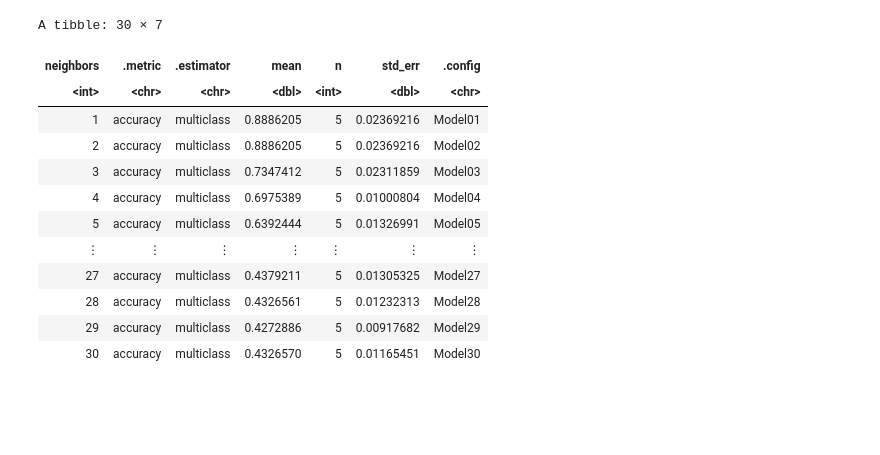
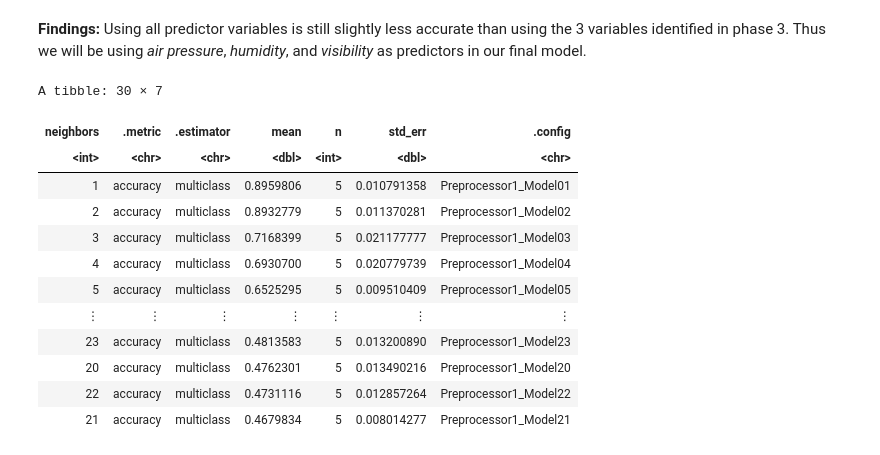
Before and after one commit to hyunseokjg/DSCI100-Group15-Project, a Jupyter notebook: Model.ipynb, the cells around one changed output. Drawn from its saved outputs; the diff is of its cells as text; code cells hidden in the pictures; blank space fills up the shorter version.

```diff
--- a/Model.ipynb
+++ b/Model.ipynb
@@ -105,47 +699,40 @@ A tibble: 5 × 3
+# %% [markdown]
+**Findings:** Using all predictor variables is still slightly less accurate than using the 3 variables identified in phase 3. Thus we will be using *air pressure*, *humidity*, and *visibility* as predictors in our final model.
 # %%
 set.seed(2022) #we need this to make our code reproducible because cross validation is a random process
 
-#we can see that not all classes are equal, so we will have to balance using scale_upsample in our recipe
+#make final recipe with cross validation to find k
 
-#make recipe and model with cross validation to find k
-
-weather_recipe <- recipe(Weather ~ ., data = weather_train) %>%
+weather_recipe <- recipe(Weather ~ Press + Humid + Vis, data = weather_train) %>%
     step_center(all_predictors()) %>%
     step_scale(all_predictors())
-
-weather_knn <- nearest_neighbor(weight_func = "rectangular", neighbors = tune()) %>%
-    set_engine("kknn") %>%
-    set_mode("classification")
-
-weather_vfold <- vfold_cv(weather_train, v = 5, strata = Weather)
-
-k_grid <- tibble(neighbors = 1:30)
 
 weather_fit <- workflow() %>%
     add_recipe(weather_recipe) %>%
     add_model(weather_knn) %>%
     tune_grid(resamples = weather_vfold, grid = k_grid) %>%
     collect_metrics()
 
 #find accuracy for different values of k on our model
 
 weather_accuracy <- weather_fit %>%
-    filter(.metric == "accuracy")
+    filter(.metric == "accuracy") %>%
+    arrange(-mean)
 weather_accuracy
 # %% [output]
 A tibble: 30 × 7
 | neighbors | .metric | .estimator | mean | n | std_err | .config |
 | <int> | <chr> | <chr> | <dbl> | <int> | <dbl> | <chr> |
-| 1 | accuracy | multiclass | 0.8886205 | 5 | 0.02369216 | Model01 |
-| 2 | accuracy | multiclass | 0.8886205 | 5 | 0.02369216 | Model02 |
-| 3 | accuracy | multiclass | 0.7347412 | 5 | 0.02311859 | Model03 |
-| 4 | accuracy | multiclass | 0.6975389 | 5 | 0.01000804 | Model04 |
-| 5 | accuracy | multiclass | 0.6392444 | 5 | 0.01326991 | Model05 |
+| 1 | accuracy | multiclass | 0.8959806 | 5 | 0.010791358 | Preprocessor1_Model01 |
+| 2 | accuracy | multiclass | 0.8932779 | 5 | 0.011370281 | Preprocessor1_Model02 |
+| 3 | accuracy | multiclass | 0.7168399 | 5 | 0.021177777 | Preprocessor1_Model03 |
+| 4 | accuracy | multiclass | 0.6930700 | 5 | 0.020779739 | Preprocessor1_Model04 |
+| 5 | accuracy | multiclass | 0.6525295 | 5 | 0.009510409 | Preprocessor1_Model05 |
 | ⋮ | ⋮ | ⋮ | ⋮ | ⋮ | ⋮ | ⋮ |
-| 27 | accuracy | multiclass | 0.4379211 | 5 | 0.01305325 | Model27 |
-| 28 | accuracy | multiclass | 0.4326561 | 5 | 0.01232313 | Model28 |
-| 29 | accuracy | multiclass | 0.4272886 | 5 | 0.00917682 | Model29 |
-| 30 | accuracy | multiclass | 0.4326570 | 5 | 0.01165451 | Model30 |
+| 23 | accuracy | multiclass | 0.4813583 | 5 | 0.013200890 | Preprocessor1_Model23 |
+| 20 | accuracy | multiclass | 0.4762301 | 5 | 0.013490216 | Preprocessor1_Model20 |
+| 22 | accuracy | multiclass | 0.4731116 | 5 | 0.012857264 | Preprocessor1_Model22 |
+| 21 | accuracy | multiclass | 0.4679834 | 5 | 0.008014277 | Preprocessor1_Model21 |
 # %%
 #create line plot with data points for accuracy estimate vs neighbors to find optimal k value
 #(looking for high accuracy estimate with high values of accuracy for nearby values of k as well)
```
Also changed, not shown: parts of 34 cells of this notebook, 1 other file.
